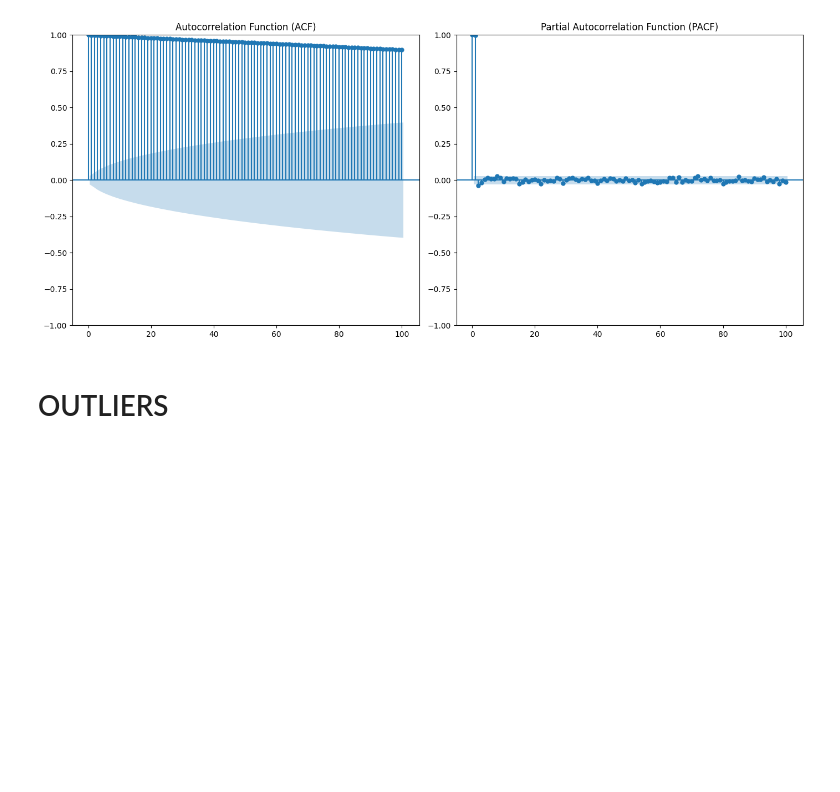
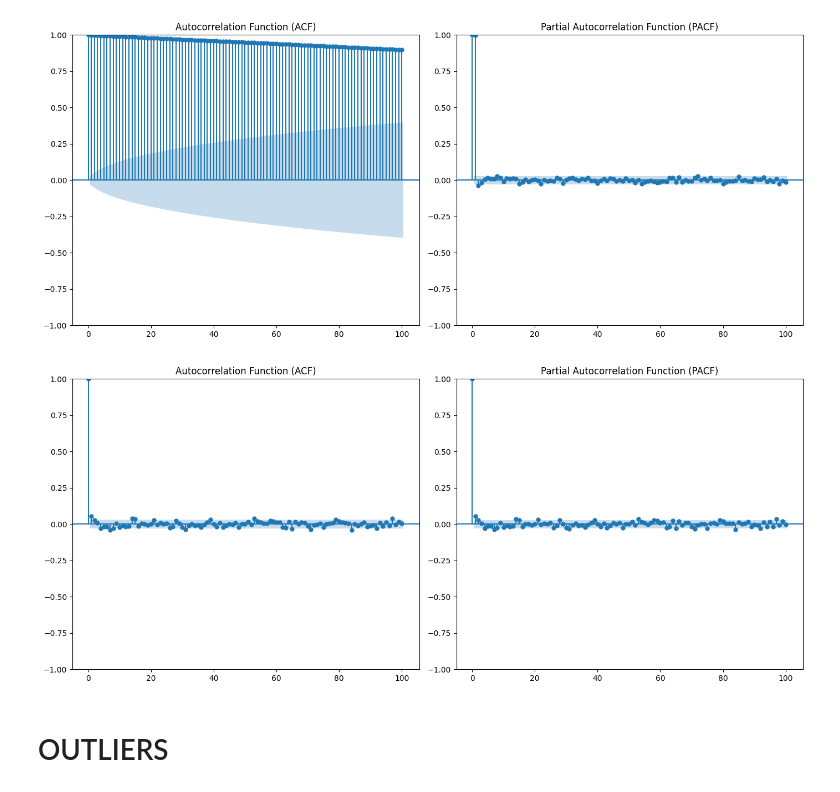
Before and after one commit to ShipFantasy/ADAML-Stock-A3, a Jupyter notebook: STL+AR model.ipynb, the cells around one changed output. Saved outputs shown, nothing was run; the diff lists cells and outputs as text; code cells hidden in the pictures; blank space fills up the shorter version.

```diff
--- a/STL+AR model.ipynb
+++ b/STL+AR model.ipynb
@@ -260,6 +260,28 @@ def acf_analysis(data):
 acf_analysis(data_resampled)
 # %% [output]
 [figure]
+# %%
+def acf_diff(data):
+    data_diff = data['Close'].diff().dropna()
+    # Autocorrelation Analysis
+    plt.figure(figsize=(14, 6))
+    plt.subplot(1, 2, 1)
+    plot_acf(data_diff, lags=100, ax=plt.gca())
+    plt.title('Autocorrelation Function (ACF)')
+    plt.subplot(1, 2, 2)
+    plot_pacf(data_diff, lags=100, ax=plt.gca(), method='ywm')
+    plt.title('Partial Autocorrelation Function (PACF)')
+    plt.tight_layout()
+    plt.show()
+
+acf_diff(data_resampled)
+
+
+
+
+plt.show()
+# %% [output]
+[figure, added]
 # %% [markdown]
 # OUTLIERS
 # %%
```
Also changed, not shown: parts of 3 cells of this notebook.
